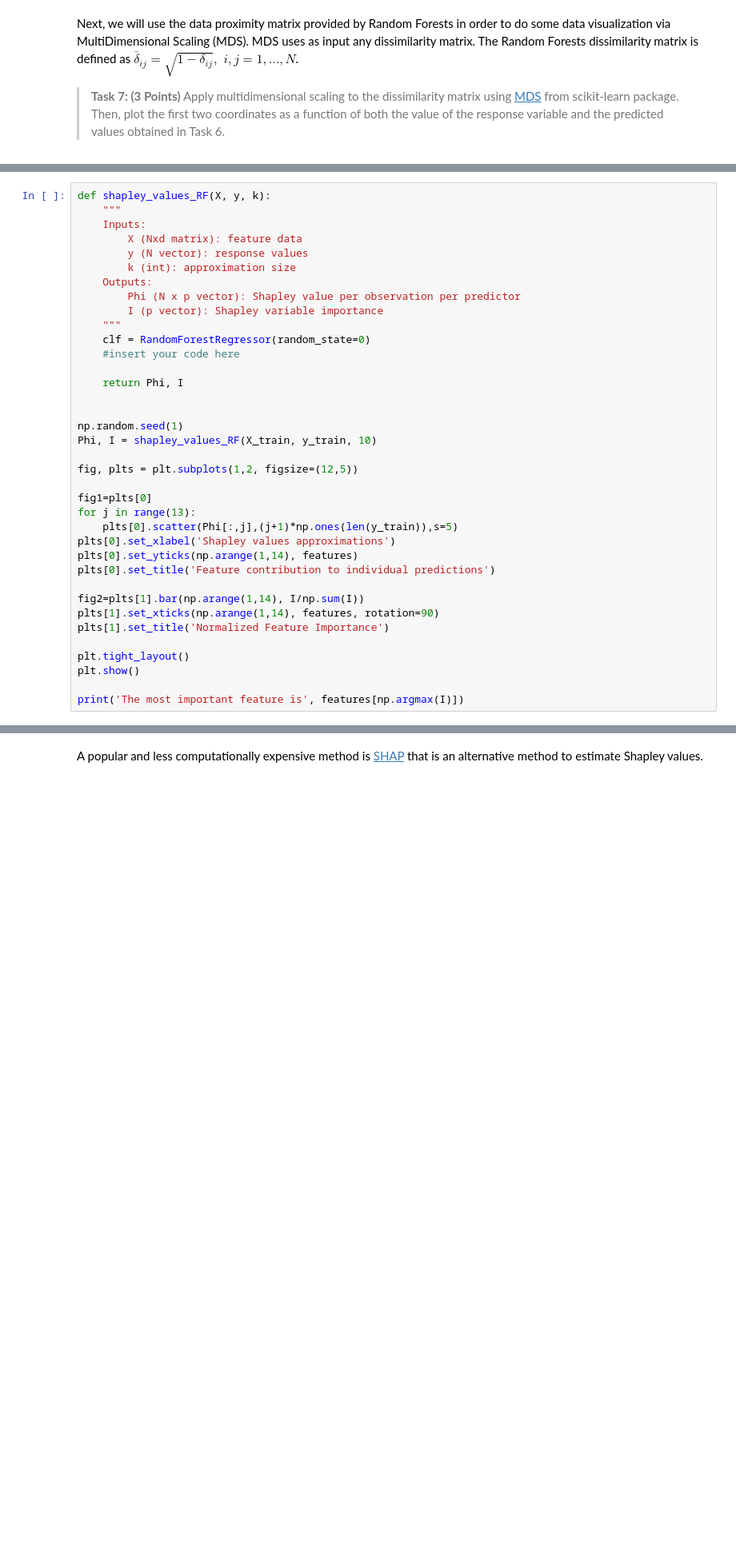
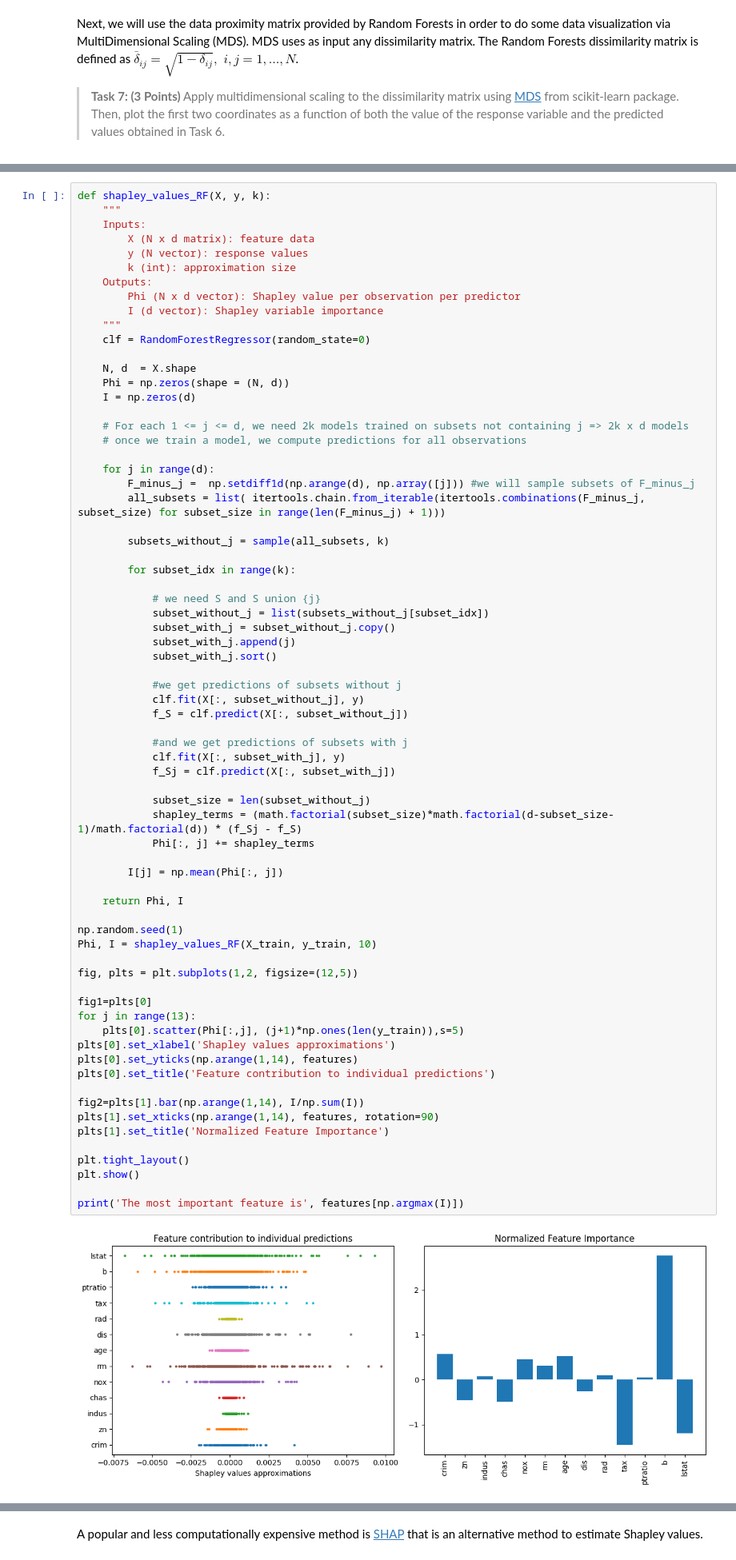
Before and after one commit to ArkhamKnightGPC/INF554, a Jupyter notebook: Assessment/INF554Assessment.ipynb, the cells around one changed output, grey strips where cells are left out. Shown at 80% size. Drawn from its saved outputs; the diff is of its cells as text; blank space fills up the shorter version.

Commit message:
:boom: Assessment done (added Shapley values, XGBoost, LightGBM tasks)

```diff
--- a/Assessment/INF554Assessment.ipynb
+++ b/Assessment/INF554Assessment.ipynb
@@ -526,36 +526,71 @@ Due to the computational effort required to obtain the Shapley values, we will w
 def shapley_values_RF(X, y, k):
     """
     Inputs:
-        X (Nxd matrix): feature data
+        X (N x d matrix): feature data
         y (N vector): response values
         k (int): approximation size
     Outputs:
-        Phi (N x p vector): Shapley value per observation per predictor
-        I (p vector): Shapley variable importance
+        Phi (N x d vector): Shapley value per observation per predictor
+        I (d vector): Shapley variable importance
     """
     clf = RandomForestRegressor(random_state=0)
-    #insert your code here
+
+    N, d  = X.shape
+    Phi = np.zeros(shape = (N, d))
+    I = np.zeros(d)
+
+    # For each 1 <= j <= d, we need 2k models trained on subsets not containing j => 2k x d models
+    # once we train a model, we compute predictions for all observations
+
+    for j in range(d):
+        F_minus_j =  np.setdiff1d(np.arange(d), np.array([j])) #we will sample subsets of F_minus_j
+        all_subsets = list( itertools.chain.from_iterable(itertools.combinations(F_minus_j, subset_size) for subset_size in range(len(F_minus_j) + 1)))
+
+        subsets_without_j = sample(all_subsets, k)
+
+        for subset_idx in range(k):
+
+            # we need S and S union {j}
+            subset_without_j = list(subsets_without_j[subset_idx])
+            subset_with_j = subset_without_j.copy()
+            subset_with_j.append(j)
+            subset_with_j.sort()
+
+            #we get predictions of subsets without j
+            clf.fit(X[:, subset_without_j], y)
+            f_S = clf.predict(X[:, subset_without_j])
+
+            #and we get predictions of subsets with j
+            clf.fit(X[:, subset_with_j], y)
+            f_Sj = clf.predict(X[:, subset_with_j])
+
+            subset_size = len(subset_without_j)
+            shapley_terms = (math.factorial(subset_size)*math.factorial(d-subset_size-1)/math.factorial(d)) * (f_Sj - f_S)
+            Phi[:, j] += shapley_terms
+
+        I[j] = np.mean(Phi[:, j])
 
     return Phi, I
-
 
 np.random.seed(1)
 Phi, I = shapley_values_RF(X_train, y_train, 10)
 
 fig, plts = plt.subplots(1,2, figsize=(12,5))
 
 fig1=plts[0]
 for j in range(13):
-    plts[0].scatter(Phi[:,j],(j+1)*np.ones(len(y_train)),s=5)
+    plts[0].scatter(Phi[:,j], (j+1)*np.ones(len(y_train)),s=5)
 plts[0].set_xlabel('Shapley values approximations')
 plts[0].set_yticks(np.arange(1,14), features)
 plts[0].set_title('Feature contribution to individual predictions')
 
 fig2=plts[1].bar(np.arange(1,14), I/np.sum(I))
 plts[1].set_xticks(np.arange(1,14), features, rotation=90)
 plts[1].set_title('Normalized Feature Importance')
 
 plt.tight_layout()
 plt.show()
 
 print('The most important feature is', features[np.argmax(I)])
+# %% [output]
+[figure, added]
```
Also changed, not shown: parts of 5 cells of this notebook.
